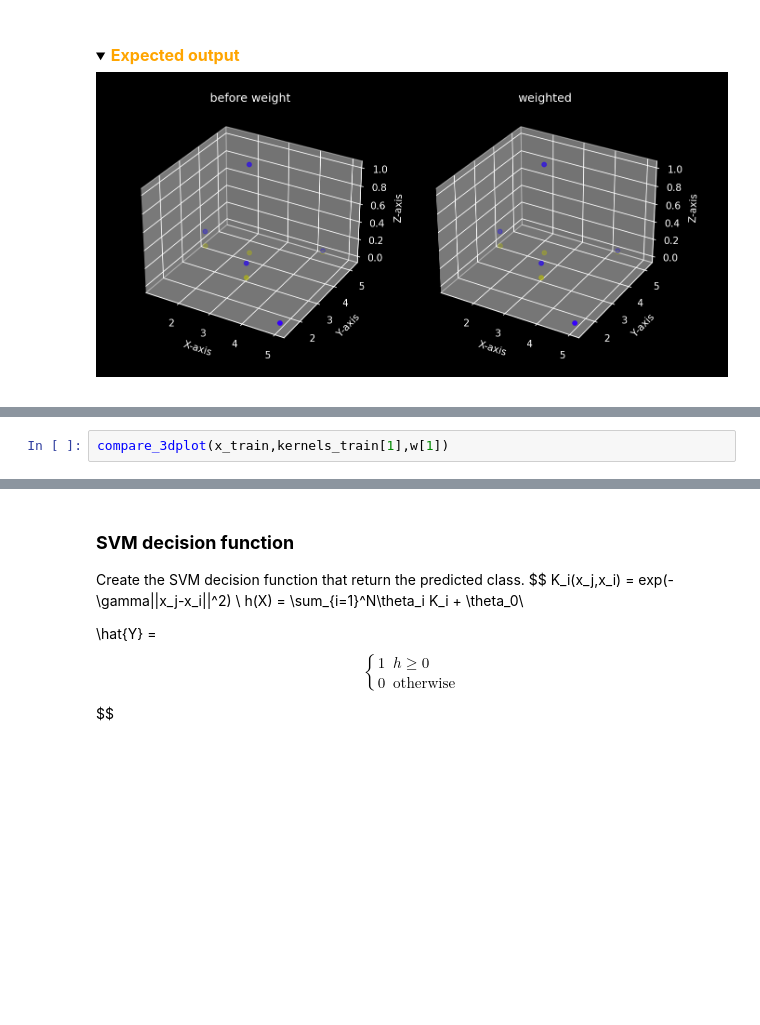
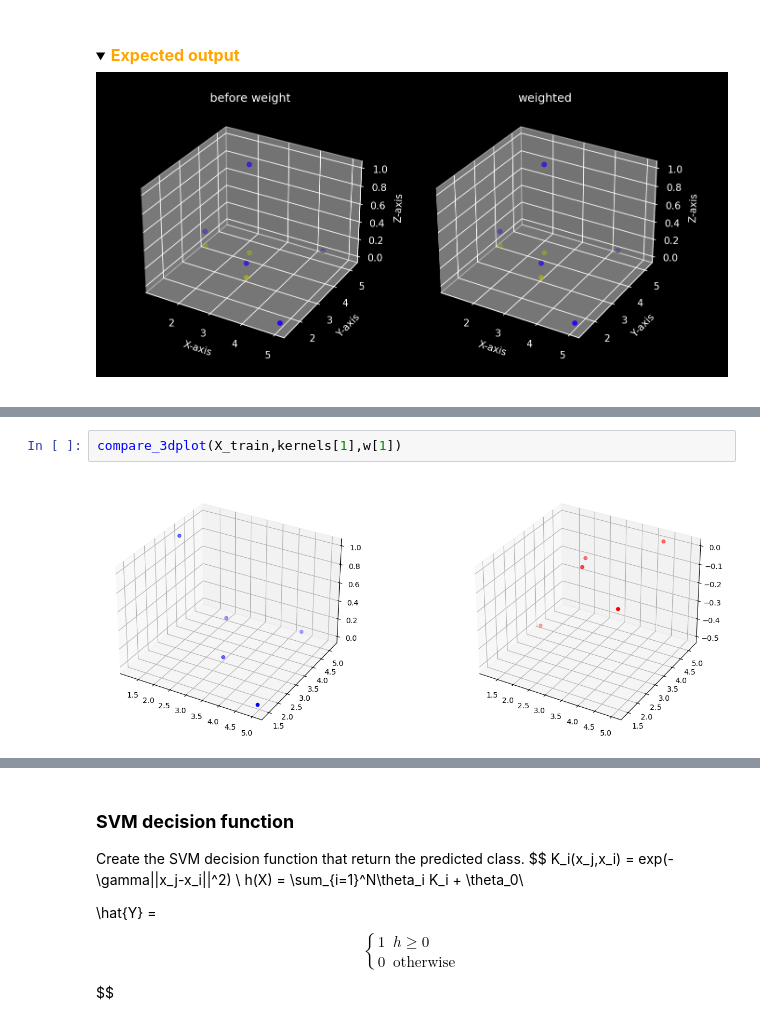
Before and after one commit to Pimchanokz/ML, a Jupyter notebook: Lab3/Lab3-1_SVM_HardPrediction.ipynb, the cells around one changed output, grey strips where cells are left out. Cells and saved outputs as stored; diff of their text form; folded sections open; blank space fills up the shorter version.

```diff
--- a/Lab3/Lab3-1_SVM_HardPrediction.ipynb
+++ b/Lab3/Lab3-1_SVM_HardPrediction.ipynb
@@ -176,3 +193,5 @@ compare_3dplot(x_train,kernels_train[0],w[0])
 # %%
-compare_3dplot(x_train,kernels_train[1],w[1])
+compare_3dplot(X_train,kernels[1],w[1])
+# %% [output]
+[figure, added]
 # %%
```
Also changed, not shown: parts of 18 cells of this notebook, 5 other files.
